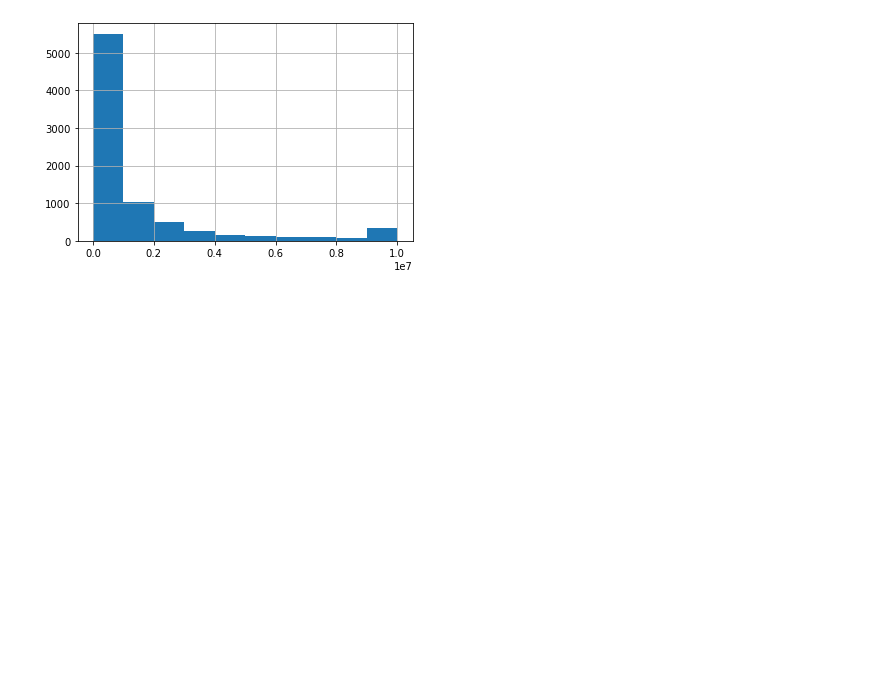
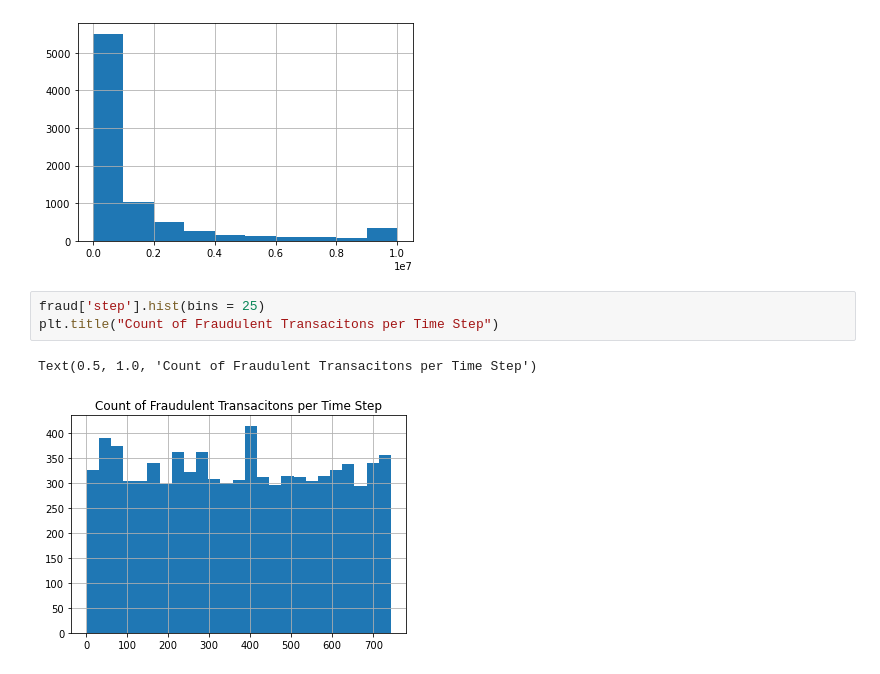
Before and after one commit to kduane/fake_fraud, a Jupyter notebook: technical_report.ipynb, the cells around one changed output. Cells and saved outputs as stored; diff of their text form; blank space fills up the shorter version.

Commit message:
section 3.3 Confirmed fraud samples shows time series shift after hour 400, calculating percent of fraud per time series bin

```diff
--- a/technical_report.ipynb
+++ b/technical_report.ipynb
@@ -206,3 +213,9 @@ fraud['amount'].hist()
 # %% [output]
 <matplotlib.axes._subplots.AxesSubplot at 0x...>
 [figure]
+# %%
+fraud['step'].hist(bins = 25)
+plt.title("Count of Fraudulent Transacitons per Time Step")
+# %% [output]
+Text(0.5, 1.0, 'Count of Fraudulent Transacitons per Time Step')
+[figure, added]
```
Also changed, not shown: parts of 7 cells of this notebook, 1 other file.
